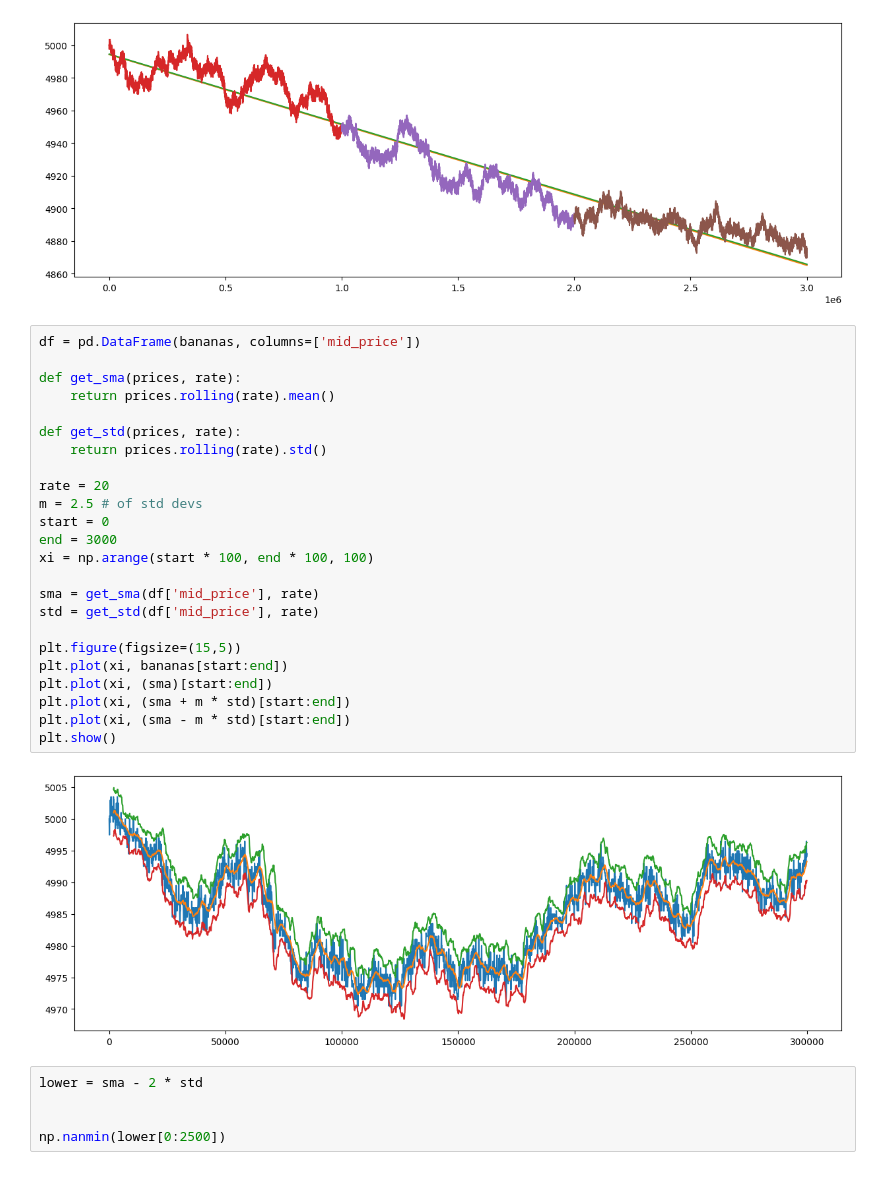
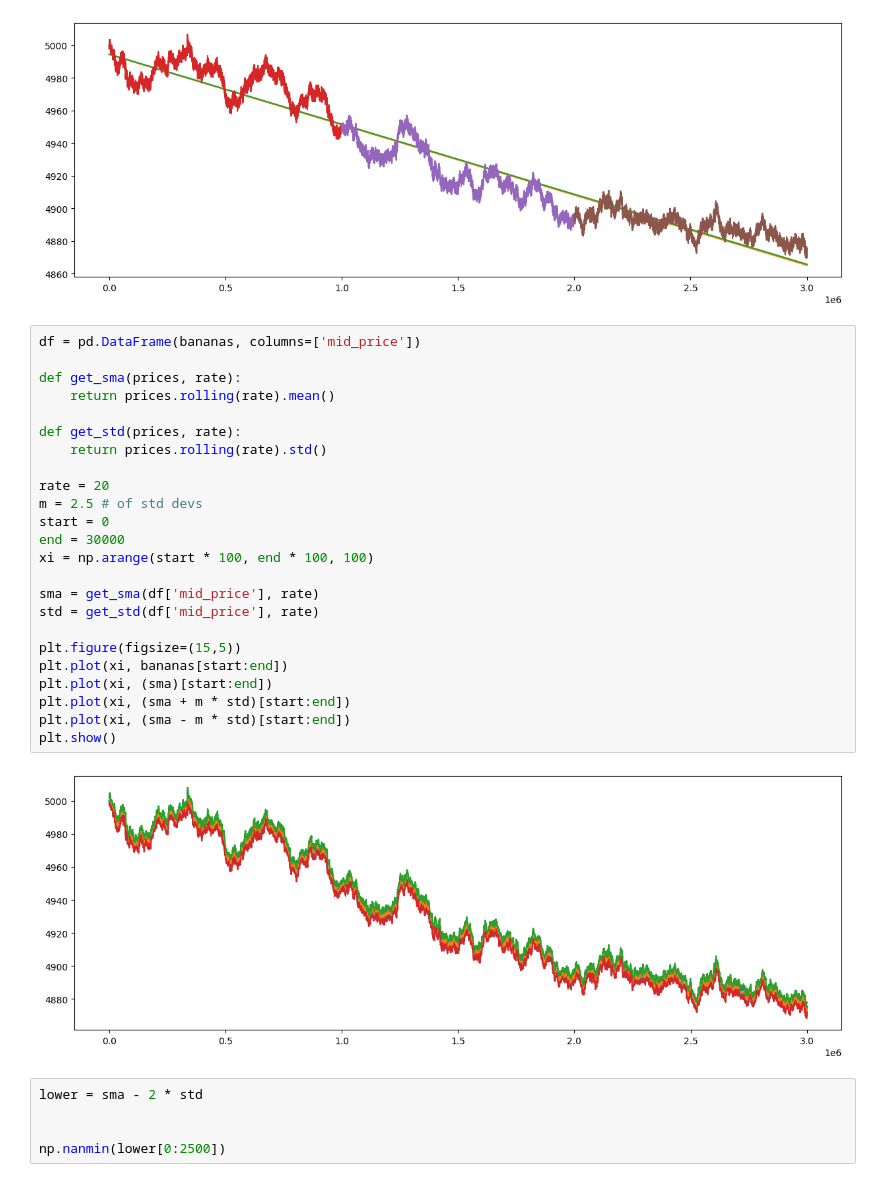
Before and after one commit to kzqiu/imc-2023, a Jupyter notebook: round1/data.ipynb, the cells around one changed output. Saved outputs shown, nothing was run; the diff lists cells and outputs as text.

```diff
--- a/round1/data.ipynb
+++ b/round1/data.ipynb
@@ -117,29 +120,29 @@ plt.plot(np.arange(2000000, 3000000, 100), d0_b['mid_price'])
 # %%
 df = pd.DataFrame(bananas, columns=['mid_price'])
 
 def get_sma(prices, rate):
     return prices.rolling(rate).mean()
 
 def get_std(prices, rate):
     return prices.rolling(rate).std()
 
 rate = 20
 m = 2.5 # of std devs
 start = 0
-end = 3000
+end = 30000
 xi = np.arange(start * 100, end * 100, 100)
 
 sma = get_sma(df['mid_price'], rate)
 std = get_std(df['mid_price'], rate)
 
 plt.figure(figsize=(15,5))
 plt.plot(xi, bananas[start:end])
 plt.plot(xi, (sma)[start:end])
 plt.plot(xi, (sma + m * std)[start:end])
 plt.plot(xi, (sma - m * std)[start:end])
 plt.show()
 # %% [output]
-[figure, old version]
+[figure, new version]
 # %%
 lower = sma - 2 * std
 
```
Also changed, not shown: parts of 3 cells of this notebook, 2 other files.
